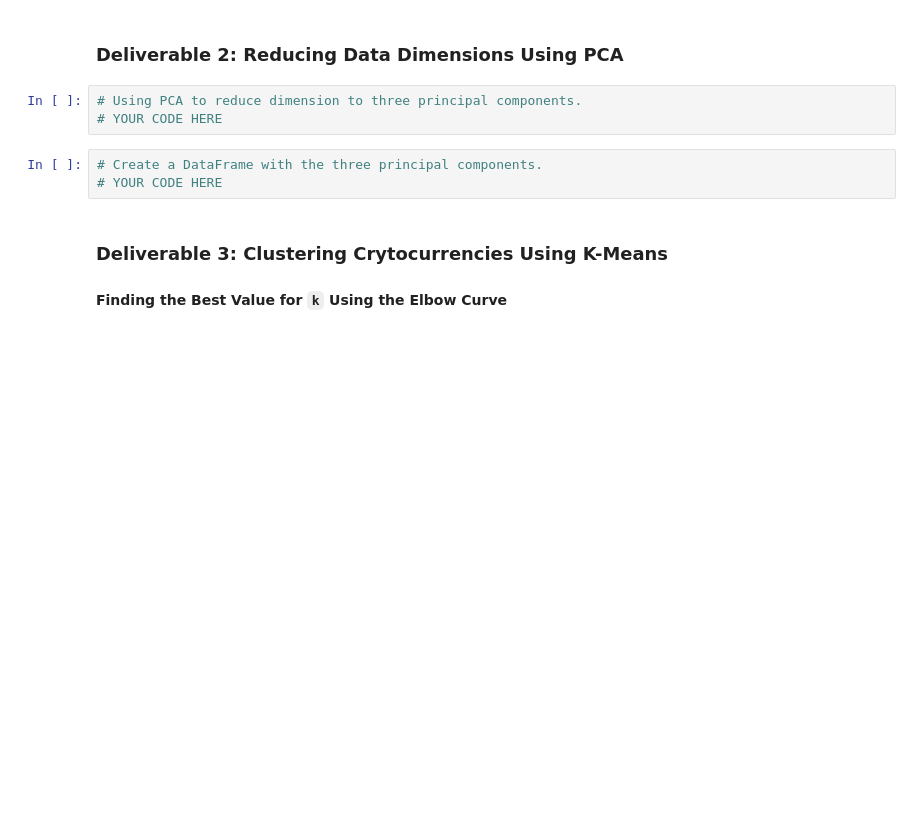
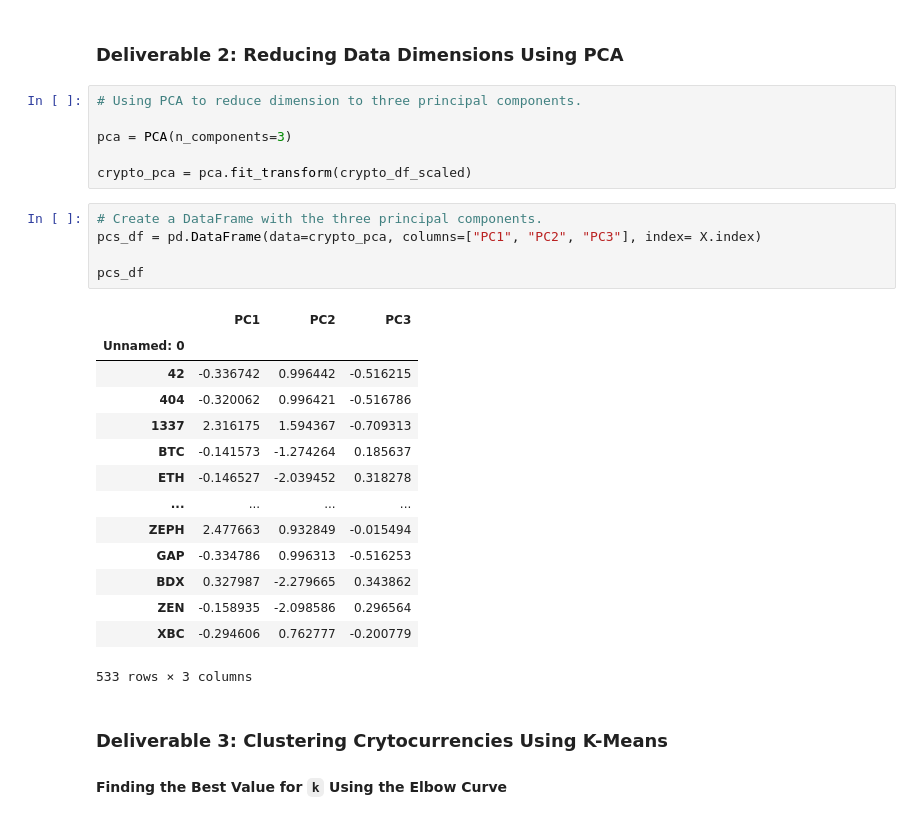
Before and after one commit to sarahrosegallagher/Unsupervised_ML_Demo, a Jupyter notebook: crypto_clustering.ipynb, the cells around one changed output. Saved outputs shown, nothing was run; the diff lists cells and outputs as text; blank space fills up the shorter version.

```diff
--- a/crypto_clustering.ipynb
+++ b/crypto_clustering.ipynb
@@ -264,10 +242,30 @@ array([-0.11674788, -0.15286468, -0.0433555 , -0.0433555 , -0.0433555 ,
 ### Deliverable 2: Reducing Data Dimensions Using PCA
 # %%
 # Using PCA to reduce dimension to three principal components.
-# YOUR CODE HERE
+
+pca = PCA(n_components=3)
+
+crypto_pca = pca.fit_transform(crypto_df_scaled)
 # %%
 # Create a DataFrame with the three principal components.
-# YOUR CODE HERE
+pcs_df = pd.DataFrame(data=crypto_pca, columns=["PC1", "PC2", "PC3"], index= X.index)
+
+pcs_df
+# %% [output]
+|  | PC1 | PC2 | PC3 |
+| Unnamed: 0 |  |  |  |
+| 42 | -0.336742 | 0.996442 | -0.516215 |
+| 404 | -0.320062 | 0.996421 | -0.516786 |
+| 1337 | 2.316175 | 1.594367 | -0.709313 |
+| BTC | -0.141573 | -1.274264 | 0.185637 |
+| ETH | -0.146527 | -2.039452 | 0.318278 |
+| ... | ... | ... | ... |
+| ZEPH | 2.477663 | 0.932849 | -0.015494 |
+| GAP | -0.334786 | 0.996313 | -0.516253 |
+| BDX | 0.327987 | -2.279665 | 0.343862 |
+| ZEN | -0.158935 | -2.098586 | 0.296564 |
+| XBC | -0.294606 | 0.762777 | -0.200779 |
+533 rows × 3 columns
 # %% [markdown]
 ### Deliverable 3: Clustering Crytocurrencies Using K-Means
 
```
Also changed, not shown: parts of 4 cells of this notebook.
